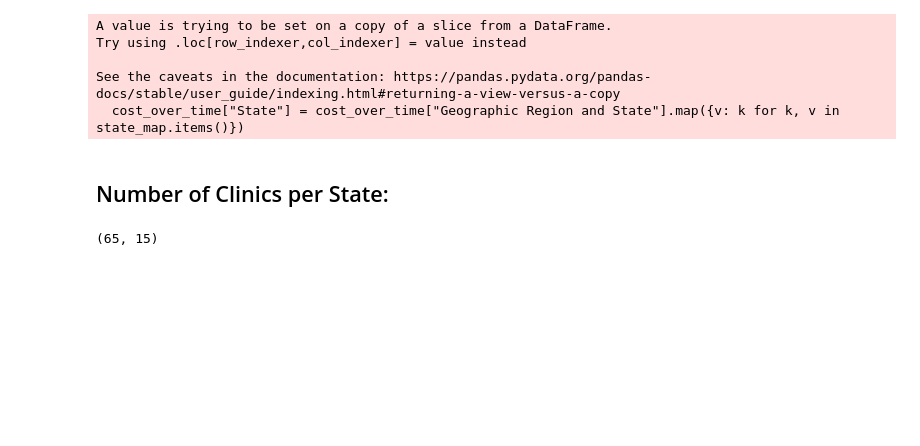
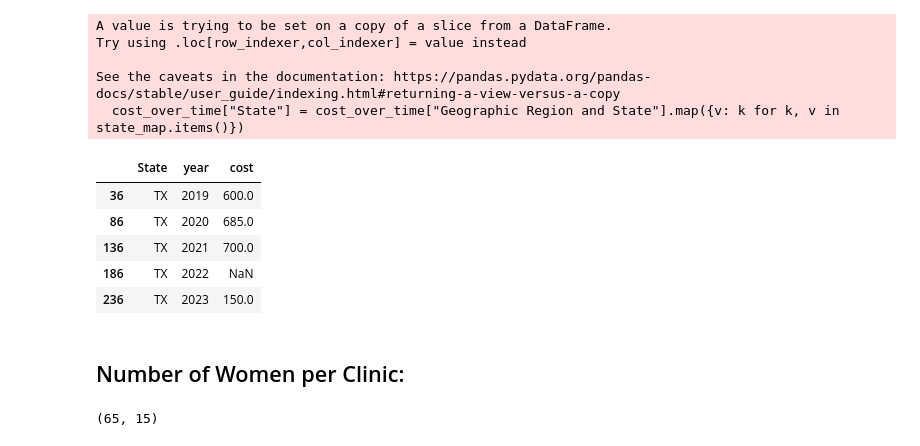
Before and after one commit to emmaricks/DIGS-Final-Project, a Jupyter notebook: Data_Cleaning.ipynb, the cells around one changed output. Saved outputs shown, nothing was run; the diff lists cells and outputs as text; code cells hidden in the pictures; blank space fills up the shorter version.

```diff
--- a/Data_Cleaning.ipynb
+++ b/Data_Cleaning.ipynb
@@ -121,16 +121,25 @@ cost_over_time = cost_over_time.drop('Geographic Region and State', axis=1)
 cost_over_time = cost_over_time.melt(id_vars=["State"], var_name="year", value_name="cost")
 cost_over_time["year"] = cost_over_time["year"].str.extract(r"(\d+)").astype(int)
 cost_over_time['cost'] = cost_over_time['cost'].replace('*', 0).replace('--', 1).astype(int)    #.replace('*', 'Missing').replace('--', 'No Abortion Clinics')
-cost_over_time['cost'] = cost_over_time['cost'].replace(0, np.nan).replace(1, np.nan)
-#cost_over_time.to_csv('Data/Cleaned_Datasets/AbortionCostOverTime.csv')
+#cost_over_time['cost'] = cost_over_time['cost'].replace(0, np.nan).replace(1, np.nan)
+cost_over_time.to_csv('Data/Cleaned_Datasets/AbortionCostOverTime.csv', index=False)
 # %% [output]
 A value is trying to be set on a copy of a slice from a DataFrame.
 Try using .loc[row_indexer,col_indexer] = value instead
 
 See the caveats in the documentation: https://pandas.pydata.org/pandas-docs/stable/user_guide/indexing.html#returning-a-view-versus-a-copy
   cost_over_time["State"] = cost_over_time["Geographic Region and State"].map({v: k for k, v in state_map.items()})
+# %%
+cost_over_time[cost_over_time['State']=='TX']
+# %% [output]
+|  | State | year | cost |
+| 36 | TX | 2019 | 600.0 |
+| 86 | TX | 2020 | 685.0 |
+| 136 | TX | 2021 | 700.0 |
+| 186 | TX | 2022 | NaN |
+| 236 | TX | 2023 | 150.0 |
 # %% [markdown]
-## Number of Clinics per State:
+## Number of Women per Clinic:
 # %%
 number_clinics_by_state = pd.read_csv('Data/NumberClinicsByState.csv') #Source: https://www.ansirh.org/sites/default/files/2024-08/AFD%20Trends%20in%20Abortion%20Services%20in%20the%20United%20States%202017-2023_Final%20UPDATED.pdf
 print(number_clinics_by_state.shape)
```
Also changed, not shown: parts of 4 cells of this notebook, 4 other files.
